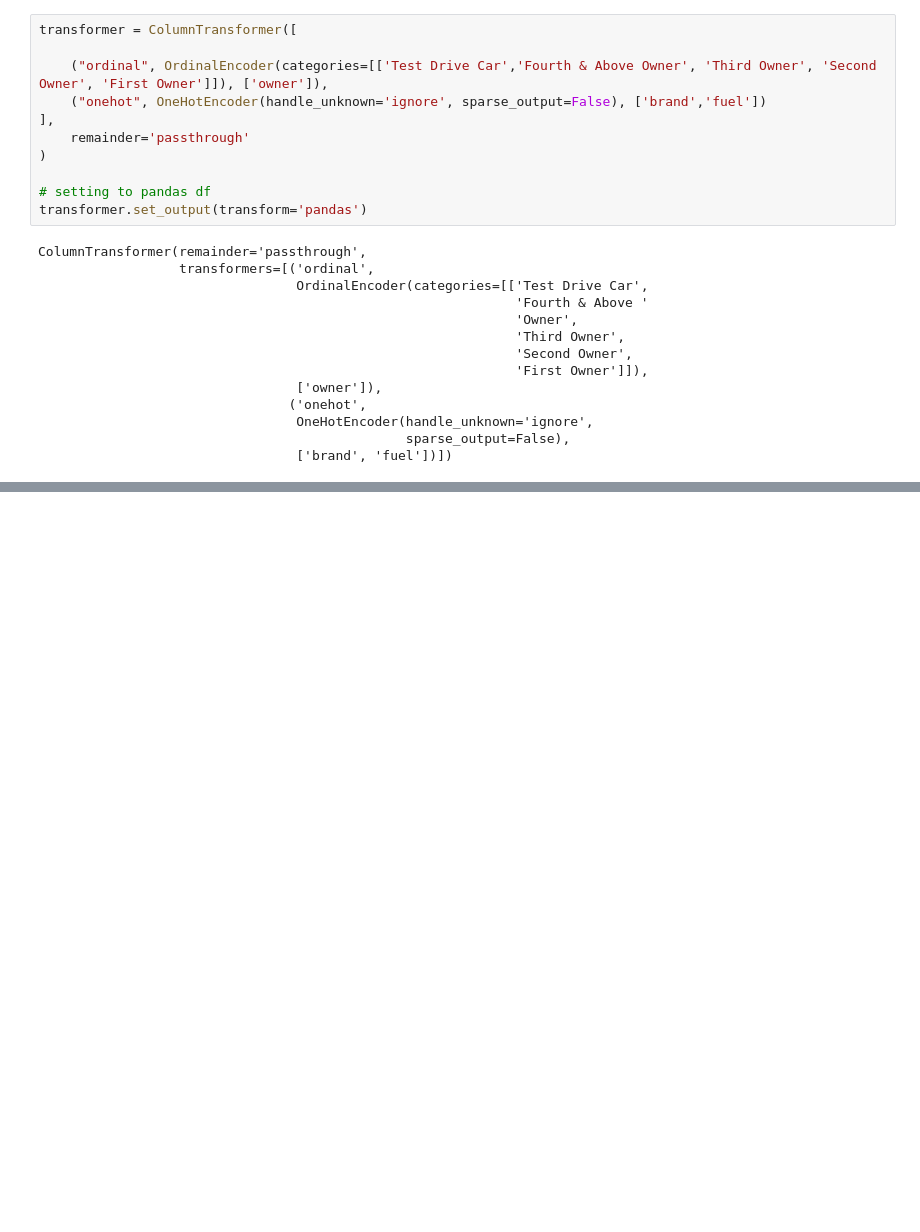
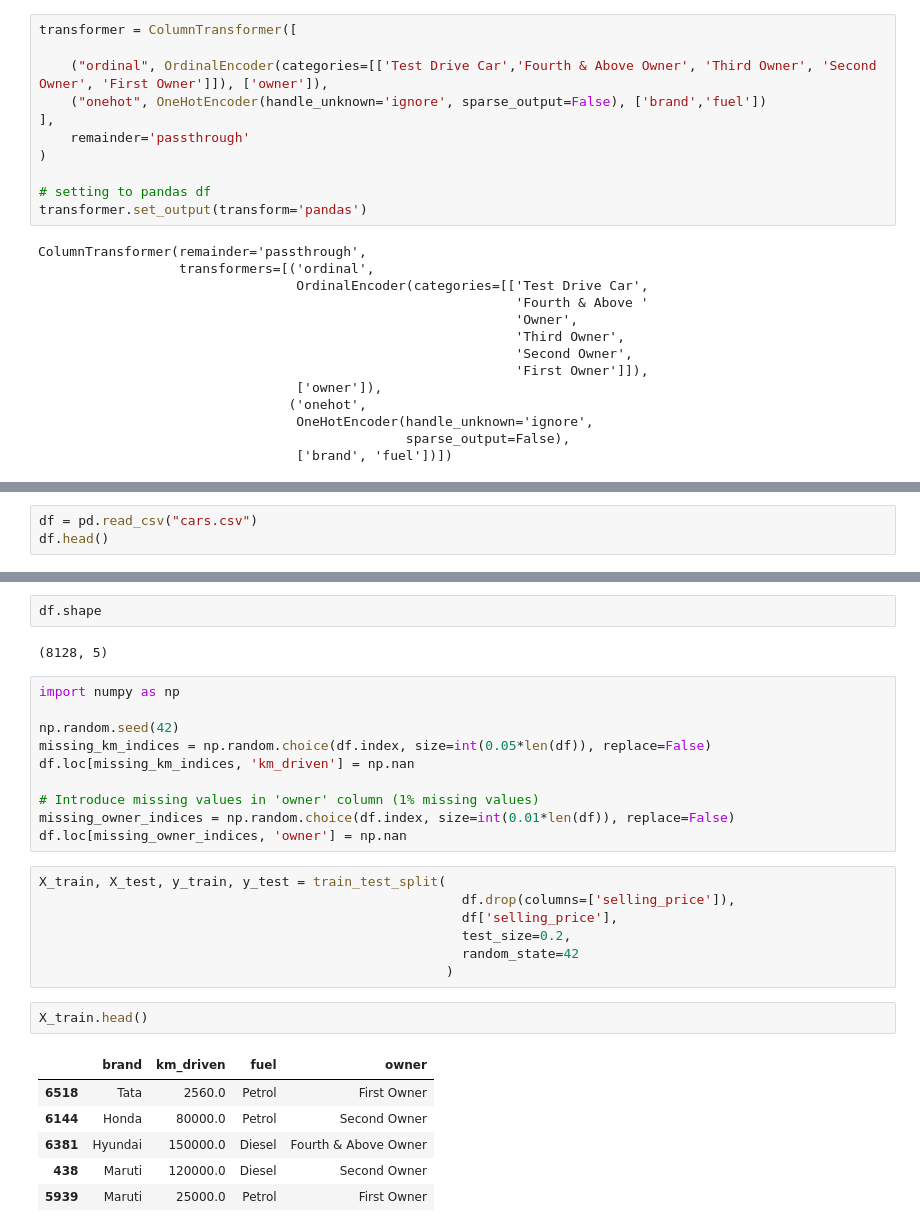
Before and after one commit to vedantdobhalgermany/Advance-ML, a Jupyter notebook: Feature_Engineering/FeatureEncoding1.ipynb, the cells around one changed output, grey strips where cells are left out. Drawn from its saved outputs; the diff is of its cells as text; blank space fills up the shorter version.

```diff
--- a/Feature_Engineering/FeatureEncoding1.ipynb
+++ b/Feature_Engineering/FeatureEncoding1.ipynb
@@ -566,0 +629,3 @@ ColumnTransformer(remainder='passthrough',
+# %%
+df = pd.read_csv("cars.csv")
+df.head()
@@ -566,0 +639,30 @@ ColumnTransformer(remainder='passthrough',
+# %%
+df.shape
+# %% [output]
+(8128, 5)
+# %%
+import numpy as np
+
+np.random.seed(42)
+missing_km_indices = np.random.choice(df.index, size=int(0.05*len(df)), replace=False)
+df.loc[missing_km_indices, 'km_driven'] = np.nan
+
+# Introduce missing values in 'owner' column (1% missing values)
+missing_owner_indices = np.random.choice(df.index, size=int(0.01*len(df)), replace=False)
+df.loc[missing_owner_indices, 'owner'] = np.nan
+# %%
+X_train, X_test, y_train, y_test = train_test_split(
+                                                      df.drop(columns=['selling_price']),
+                                                      df['selling_price'],
+                                                      test_size=0.2,
+                                                      random_state=42
+                                                    )
+# %%
+X_train.head()
+# %% [output]
+|  | brand | km_driven | fuel | owner |
+| 6518 | Tata | 2560.0 | Petrol | First Owner |
+| 6144 | Honda | 80000.0 | Petrol | Second Owner |
+| 6381 | Hyundai | 150000.0 | Diesel | Fourth & Above Owner |
+| 438 | Maruti | 120000.0 | Diesel | Second Owner |
+| 5939 | Maruti | 25000.0 | Petrol | First Owner |
```
Also changed, not shown: parts of 30 cells of this notebook, 1 other file.
